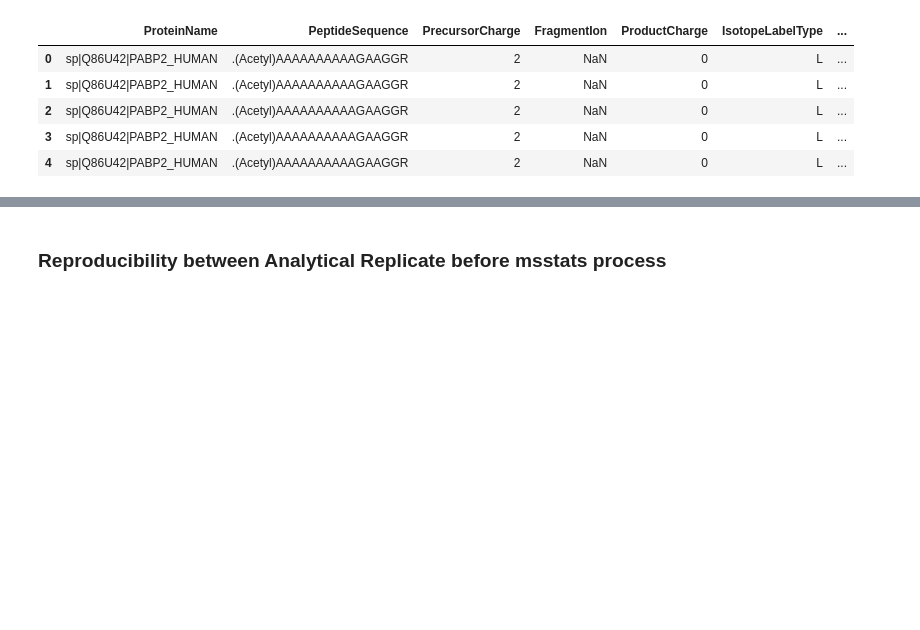
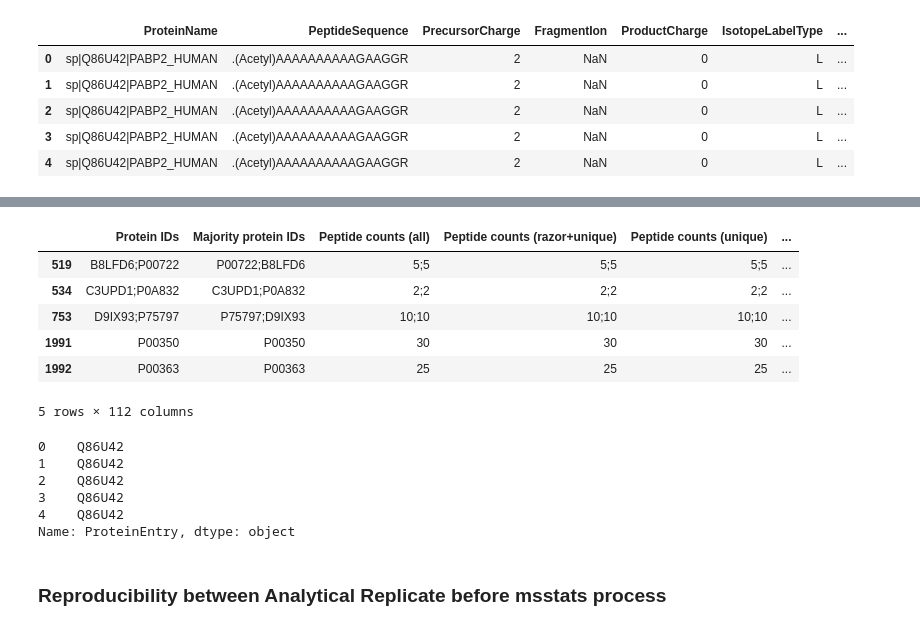
Before and after one commit to ypriverol/quantms-research, a Jupyter notebook: notebooks/PXD000279Benchmark.ipynb, the cells around one changed output, grey strips where cells are left out. Saved outputs shown, nothing was run; the diff lists cells and outputs as text; code cells hidden in the pictures; blank space fills up the shorter version.

```diff
--- a/notebooks/PXD000279Benchmark.ipynb
+++ b/notebooks/PXD000279Benchmark.ipynb
@@ -33,3 +74,22 @@ quantms.head()
+# %%
+original[original['Fasta headers'].str.contains("ECOLI")].head()
+# %% [output]
+|  | Protein IDs | Majority protein IDs | Peptide counts (all) | Peptide counts (razor+unique) | Peptide counts (unique) | ... |
+| 519 | B8LFD6;P00722 | P00722;B8LFD6 | 5;5 | 5;5 | 5;5 | ... |
+| 534 | C3UPD1;P0A832 | C3UPD1;P0A832 | 2;2 | 2;2 | 2;2 | ... |
+| 753 | D9IX93;P75797 | P75797;D9IX93 | 10;10 | 10;10 | 10;10 | ... |
+| 1991 | P00350 | P00350 | 30 | 30 | 30 | ... |
+| 1992 | P00363 | P00363 | 25 | 25 | 25 | ... |
+5 rows × 112 columns
+# %%
+quantms["ProteinEntry"].head()
+# %% [output]
+0    Q86U42
+1    Q86U42
+2    Q86U42
+3    Q86U42
+4    Q86U42
+Name: ProteinEntry, dtype: object
 # %% [markdown]
 ### Reproducibility between Analytical Replicate before msstats process
 # %% [markdown]
```
Also changed, not shown: parts of 21 cells of this notebook, 29 other files.
